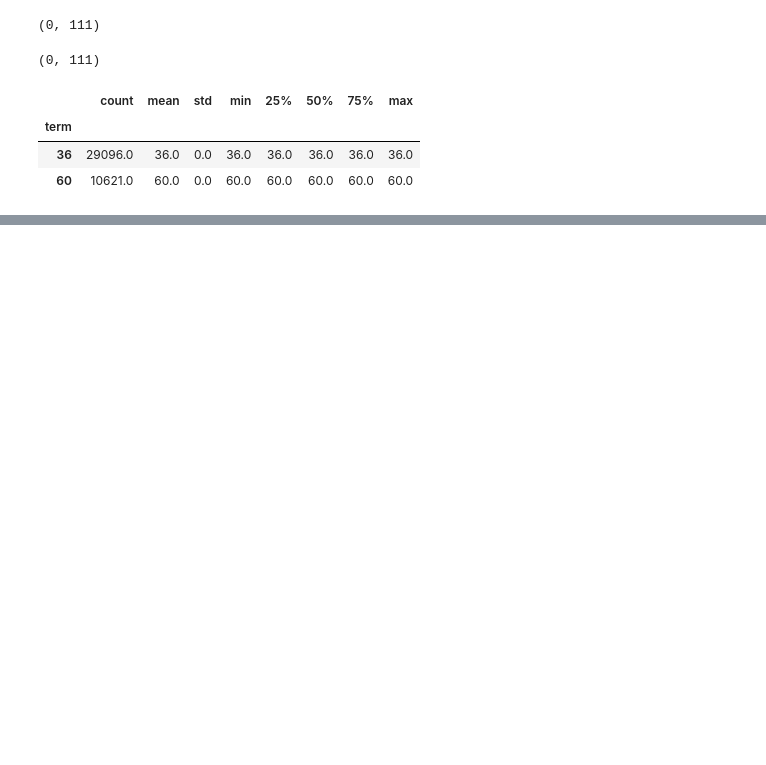
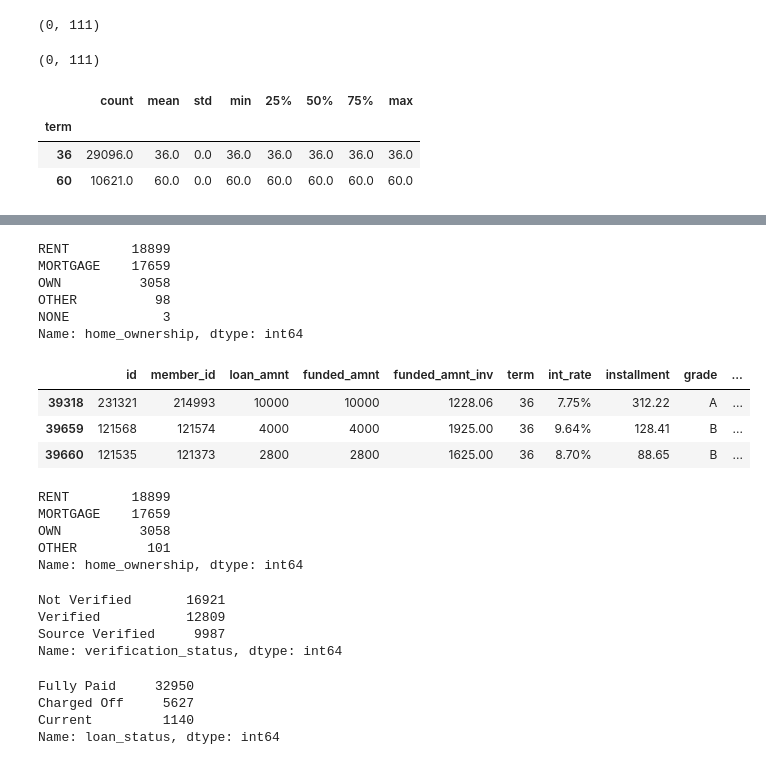
Before and after one commit to rashmiaab/LendingClubCaseStudy, a Jupyter notebook: Nagarjun Chittyala.ipynb, the cells around one changed output, grey strips where cells are left out. Saved outputs shown, nothing was run; the diff lists cells and outputs as text; code cells hidden in the pictures; blank space fills up the shorter version.

```diff
--- a/Nagarjun Chittyala.ipynb
+++ b/Nagarjun Chittyala.ipynb
@@ -235,0 +242,46 @@ df.int_rate.groupby(by=[df.grade, df.sub_grade, df.term]).describe()
+# %%
+# Home ownership should be Mortage, Own, Rent and Other
+df.home_ownership.value_counts()
+# %% [output]
+RENT        18899
+MORTGAGE    17659
+OWN          3058
+OTHER          98
+NONE            3
+Name: home_ownership, dtype: int64
+# %%
+# In home ownership column we have None for home ownership, which shouldn't be there
+# As there is no specific factor to determine the home ownership
+pd.set_option('display.max_columns', 200)
+df[df.home_ownership=='NONE']
+# %% [output]
+|  | id | member_id | loan_amnt | funded_amnt | funded_amnt_inv | term | int_rate | installment | grade | ... |
+| 39318 | 231321 | 214993 | 10000 | 10000 | 1228.06 | 36 | 7.75% | 312.22 | A | ... |
+| 39659 | 121568 | 121574 | 4000 | 4000 | 1925.00 | 36 | 9.64% | 128.41 | B | ... |
+| 39660 | 121535 | 121373 | 2800 | 2800 | 1625.00 | 36 | 8.70% | 88.65 | B | ... |
+# %%
+# So, choosing OTHER as home ownership is wise in this situation
+df.home_ownership = df.home_ownership.apply(lambda x: "OTHER" if x == "NONE" else x)
+
+# again checking the home ownership column
+df.home_ownership.value_counts()
+# %% [output]
+RENT        18899
+MORTGAGE    17659
+OWN          3058
+OTHER         101
+Name: home_ownership, dtype: int64
+# %%
+df.verification_status.value_counts(dropna=False)
+# %% [output]
+Not Verified       16921
+Verified           12809
+Source Verified     9987
+Name: verification_status, dtype: int64
+# %%
+df.loan_status.value_counts(dropna=False)
+# %% [output]
+Fully Paid     32950
+Charged Off     5627
+Current         1140
+Name: loan_status, dtype: int64
```
Also changed, not shown: parts of 21 cells of this notebook.
